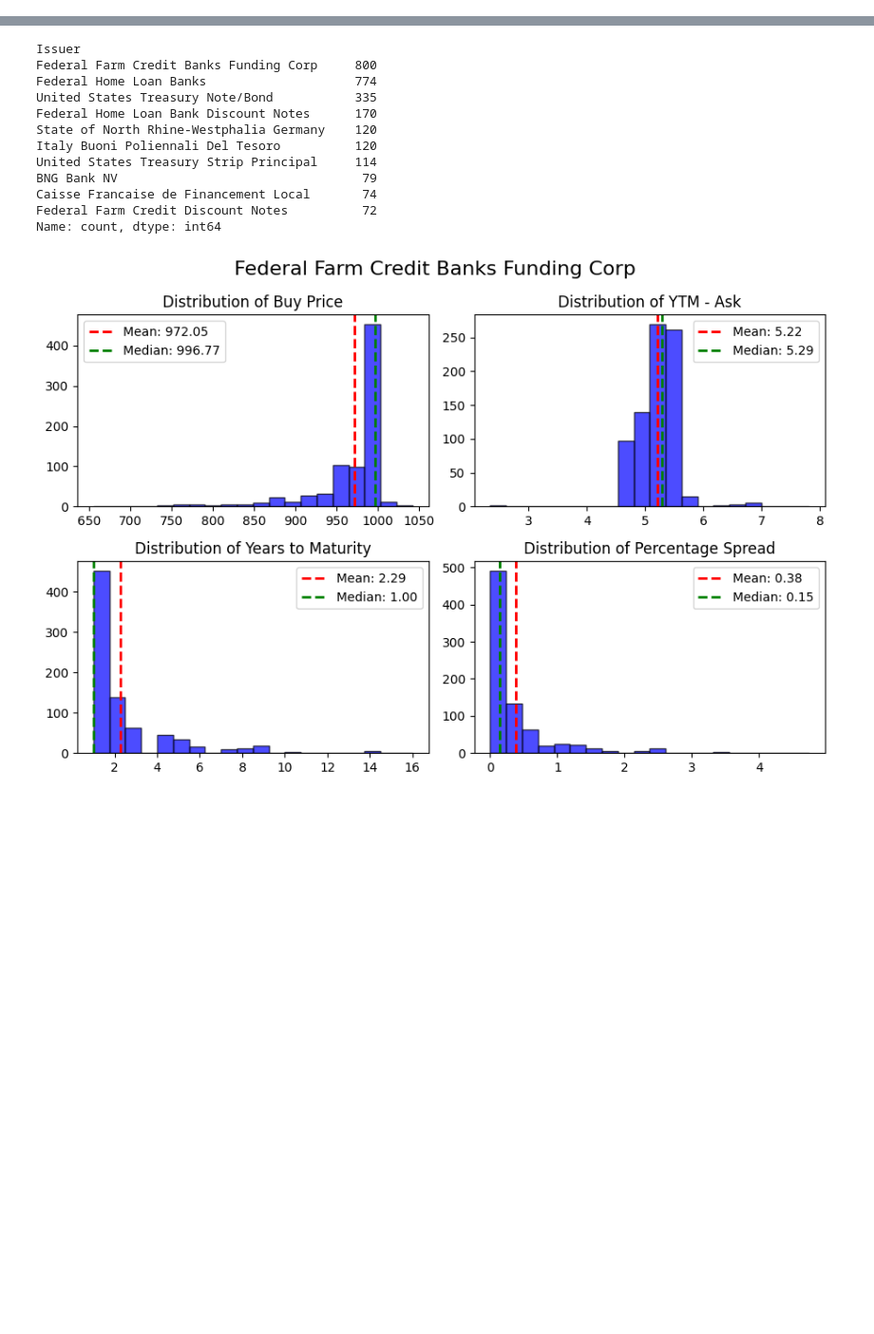
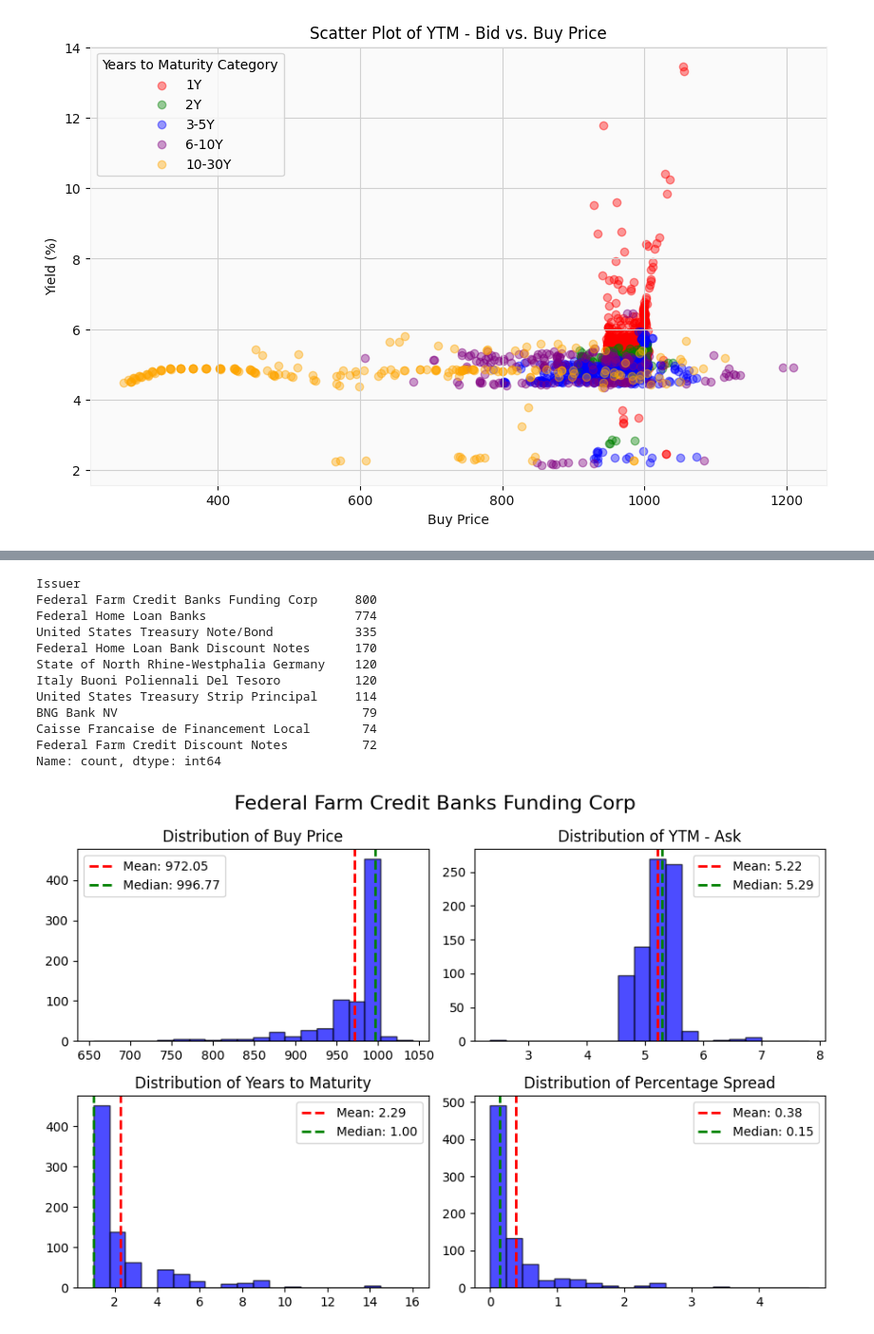
Before and after one commit to yildirimalper/case-study-bond-investment, a Jupyter notebook: portfolio_selection.ipynb, the cells around one changed output, grey strips where cells are left out. Shown at 95% size. Saved outputs shown, nothing was run; the diff lists cells and outputs as text; code cells hidden in the pictures; blank space fills up the shorter version.

```diff
--- a/portfolio_selection.ipynb
+++ b/portfolio_selection.ipynb
@@ -45,0 +112,47 @@ Data description: None
+# %%
+us_data = data[data['Country'] == 'United States']
+us1y = data[(data['Country'] == 'United States') & (data['Years to Maturity'] == 1)]
+us2y = data[(data['Country'] == 'United States') & (data['Years to Maturity'] == 2)]
+us5y = data[(data['Country'] == 'United States') & (data['Years to Maturity'] == 5)]
+us10y = data[(data['Country'] == 'United States') & (data['Years to Maturity'] == 10)]
+us_2_to_5 = data[(data['Country'] == 'United States') & (data['Years to Maturity'] > 2) & (data['Years to Maturity'] <= 5)]
+us_5_to_10 = data[(data['Country'] == 'United States') & (data['Years to Maturity'] > 5) & (data['Years to Maturity'] <= 10)]
+us_10_to_20 = data[(data['Country'] == 'United States') & (data['Years to Maturity'] > 10) & (data['Years to Maturity'] <= 20)]
+us_20_to_30 = data[(data['Country'] == 'United States') & (data['Years to Maturity'] > 20) & (data['Years to Maturity'] <= 30)]
+# %%
+# Assuming 'portfolio' is your DataFrame with bond data
+plt.figure(figsize=(10, 6))
+
+# Filtering out negative 'YTM - Bid' values
+filtered_data = us_data[us_data['YTM - Bid'] >= 0]
+
+# Creating categorical 'Years to Maturity' bins
+bins = [0, 1, 2, 5, 10, 30]
+labels = ['1Y', '2Y', '3-5Y', '6-10Y', '10-30Y']
+filtered_data['Years to Maturity Category'] = pd.cut(filtered_data['Years to Maturity'], bins=bins, labels=labels)
+
+# Define a color map for the categories
+category_colors = {'1Y': 'red', '2Y': 'green', '3-5Y': 'blue', '6-10Y': 'purple', '10-30Y': 'orange'}
+
+# Map the category labels to colors
+filtered_data['Color'] = filtered_data['Years to Maturity Category'].map(category_colors)
+
+# Creating scatter plot with discrete colors
+for category, color in category_colors.items():
+    subset = filtered_data[filtered_data['Years to Maturity Category'] == category]
+    plt.scatter(subset['Buy Price'], subset['YTM - Bid'], label=category, color=color, alpha=0.4)
+
+# Adding labels
+plt.xlabel('Buy Price')
+plt.ylabel('Yield (%)')
+
+# Adding a legend
+plt.legend(title='Years to Maturity Category')
+
+# Adding a title
+plt.title('Scatter Plot of YTM - Bid vs. Buy Price')
+
+# Show the plot
+plt.show()
+# %% [output]
+[figure, added]
```
Also changed, not shown: parts of 44 cells of this notebook, 5 other files.
